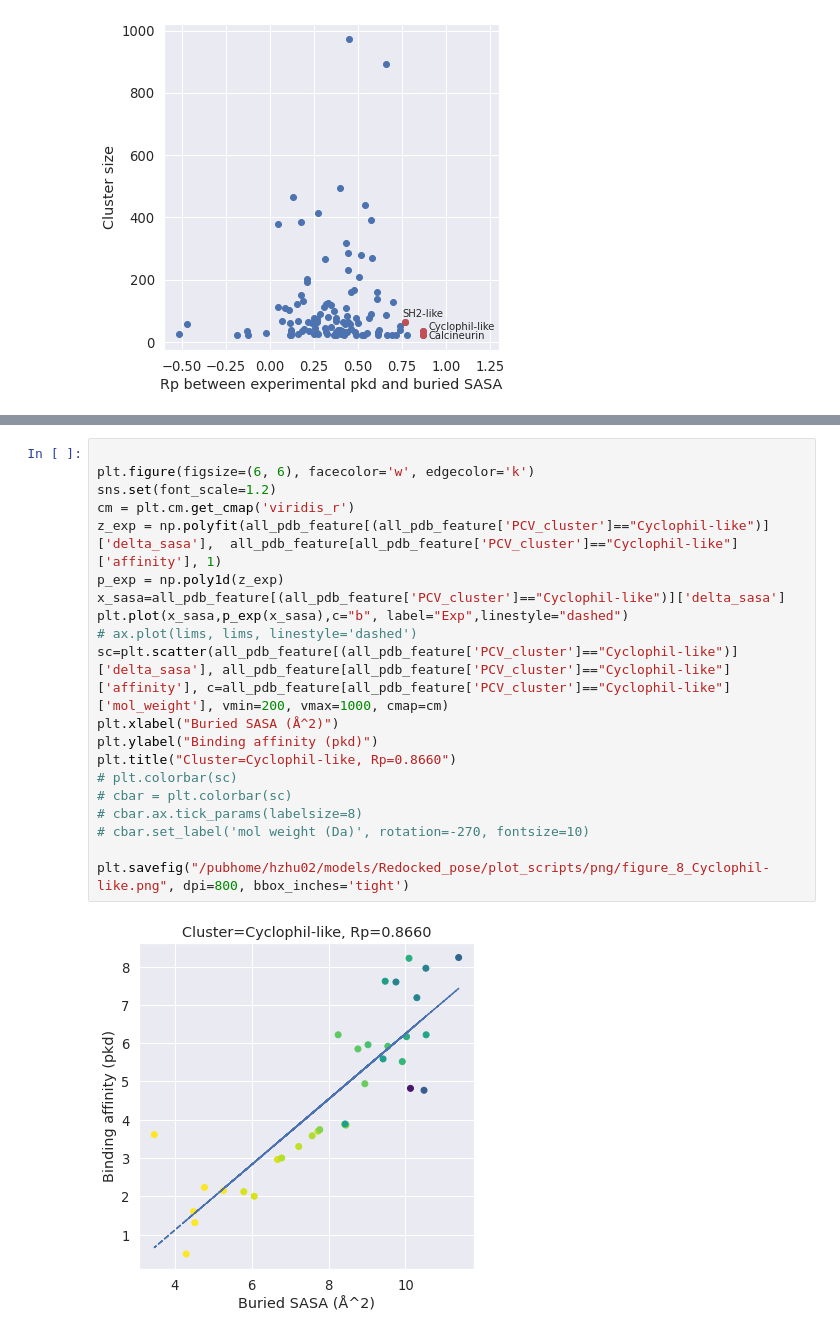
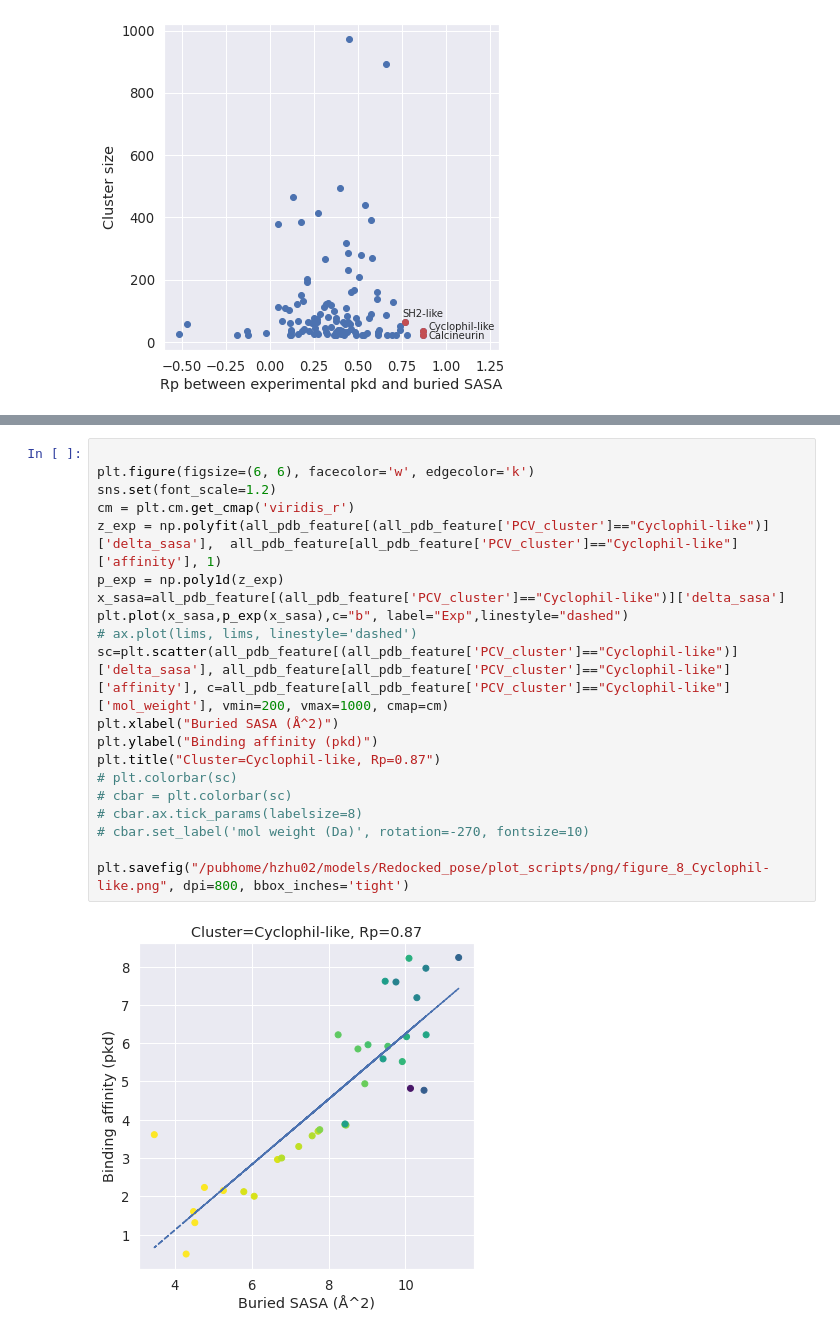
Before and after one commit to hnlab/generalization_benchmark, a Jupyter notebook: plot_scripts/plots.ipynb, the cells around one changed output, grey strips where cells are left out. Cells and saved outputs as stored; diff of their text form.

```diff
--- a/plot_scripts/plots.ipynb
+++ b/plot_scripts/plots.ipynb
@@ -677,22 +668,22 @@ plt.savefig("/pubhome/hzhu02/models/Redocked_pose/plot_scripts/png/figure_8_SH2-
 # %%
 
 plt.figure(figsize=(6, 6), facecolor='w', edgecolor='k')
 sns.set(font_scale=1.2)
 cm = plt.cm.get_cmap('viridis_r')
 z_exp = np.polyfit(all_pdb_feature[(all_pdb_feature['PCV_cluster']=="Cyclophil-like")]['delta_sasa'],  all_pdb_feature[all_pdb_feature['PCV_cluster']=="Cyclophil-like"]['affinity'], 1)
 p_exp = np.poly1d(z_exp)
 x_sasa=all_pdb_feature[(all_pdb_feature['PCV_cluster']=="Cyclophil-like")]['delta_sasa']
 plt.plot(x_sasa,p_exp(x_sasa),c="b", label="Exp",linestyle="dashed")
 # ax.plot(lims, lims, linestyle='dashed')
 sc=plt.scatter(all_pdb_feature[(all_pdb_feature['PCV_cluster']=="Cyclophil-like")]['delta_sasa'], all_pdb_feature[all_pdb_feature['PCV_cluster']=="Cyclophil-like"]['affinity'], c=all_pdb_feature[all_pdb_feature['PCV_cluster']=="Cyclophil-like"]['mol_weight'], vmin=200, vmax=1000, cmap=cm)
 plt.xlabel("Buried SASA (Å^2)")
 plt.ylabel("Binding affinity (pkd)")
-plt.title("Cluster=Cyclophil-like, Rp=0.8660")
+plt.title("Cluster=Cyclophil-like, Rp=0.87")
 # plt.colorbar(sc)
 # cbar = plt.colorbar(sc)
 # cbar.ax.tick_params(labelsize=8)
 # cbar.set_label('mol weight (Da)', rotation=-270, fontsize=10)
 
 plt.savefig("/pubhome/hzhu02/models/Redocked_pose/plot_scripts/png/figure_8_Cyclophil-like.png", dpi=800, bbox_inches='tight')
 # %% [output]
-[figure, old version]
+[figure, new version]
```
Also changed, not shown: parts of 4 cells of this notebook, 4 other files.
